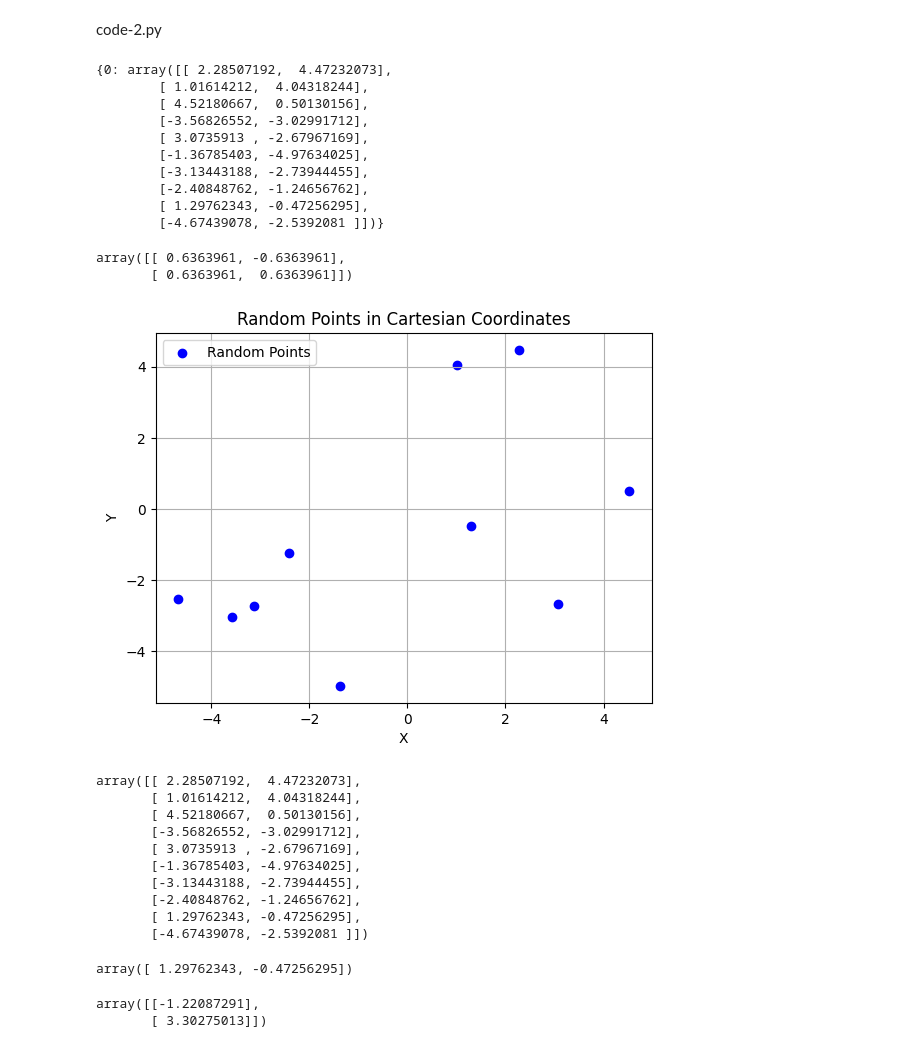
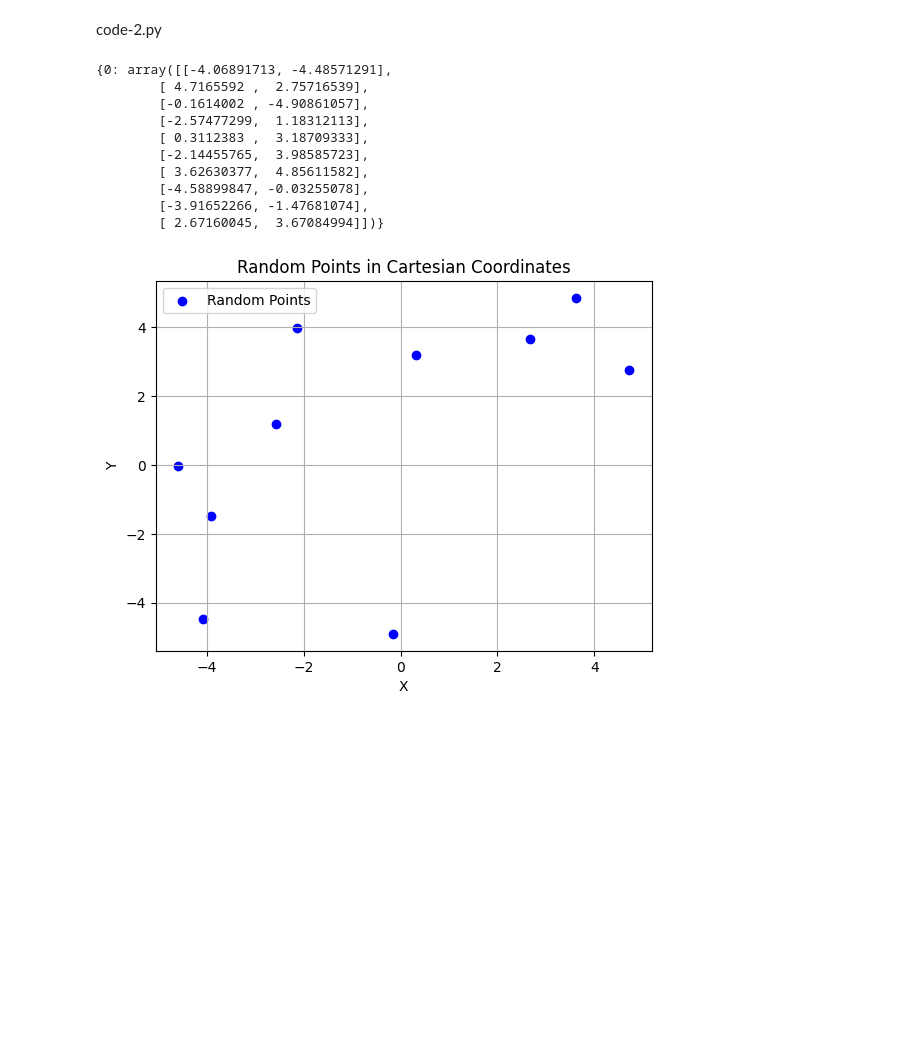
Before and after one commit to kevinsean-10/Thesis, a Jupyter notebook: code-2.ipynb, the cells around one changed output. Drawn from its saved outputs; the diff is of its cells as text; code cells hidden in the pictures; blank space fills up the shorter version.

```diff
--- a/code-2.ipynb
+++ b/code-2.ipynb
@@ -4,14 +4,16 @@ code-2.py
 import numpy as np
 import matplotlib.pyplot as plt
 from matplotlib.animation import FuncAnimation
-np.random.seed(36)
+np.random.seed(55)
 npoint = 6
 theta = np.pi/4
 r = 0.9
-iter_max = 20
+
 npoint = 10
 iter = 0
 iter_points = {}
+
+iter_max = 50
 
 def generate_points(low,high, npoint):
     x_coordinates = np.random.uniform(low, high, npoint)
@@ -20,57 +22,40 @@ def generate_points(low,high, npoint):
     return points
 
 def objective_function(x,y):
-    z = x**2 +y**2
+    z = (x-10)**2 +(y-20)**2
     return z
 
-points = generate_points(-5,5,npoint)
-iter_points[iter] = points
+iter_points[iter] = generate_points(-5,5,npoint)
 iter_points
 # %% [output]
-{0: array([[ 2.28507192,  4.47232073],
-        [ 1.01614212,  4.04318244],
-        [ 4.52180667,  0.50130156],
-        [-3.56826552, -3.02991712],
-        [ 3.0735913 , -2.67967169],
-        [-1.36785403, -4.97634025],
-        [-3.13443188, -2.73944455],
-        [-2.40848762, -1.24656762],
-        [ 1.29762343, -0.47256295],
-        [-4.67439078, -2.5392081 ]])}
+{0: array([[-4.06891713, -4.48571291],
+        [ 4.7165592 ,  2.75716539],
+        [-0.1614002 , -4.90861057],
+        [-2.57477299,  1.18312113],
+        [ 0.3112383 ,  3.18709333],
+        [-2.14455765,  3.98585723],
+        [ 3.62630377,  4.85611582],
+        [-4.58899847, -0.03255078],
+        [-3.91652266, -1.47681074],
+        [ 2.67160045,  3.67084994]])}
-# %%
-R2 = np.array([[np.cos(theta), -np.sin(theta)],[np.sin(theta),np.cos(theta)]])
-S2 = r*R2
-S2
-# %% [output]
-array([[ 0.6363961, -0.6363961],
-       [ 0.6363961,  0.6363961]])
 # %%
 # Plot the points
 plt.scatter(iter_points[0][:,0], iter_points[0][:,1], c='b', marker='o', label='Random Points')
 plt.xlabel('X')
 plt.ylabel('Y')
 plt.title('Random Points in Cartesian Coordinates')
 plt.legend()
 plt.grid(True)
 
 # Display the plot
 plt.show()
-
-points
 # %% [output]
-[figure, old version]
+[figure, new version]
-array([[ 2.28507192,  4.47232073],
-       [ 1.01614212,  4.04318244],
-       [ 4.52180667,  0.50130156],
-       [-3.56826552, -3.02991712],
-       [ 3.0735913 , -2.67967169],
-       [-1.36785403, -4.97634025],
-       [-3.13443188, -2.73944455],
-       [-2.40848762, -1.24656762],
-       [ 1.29762343, -0.47256295],
-       [-4.67439078, -2.5392081 ]])
 # %%
-def cari_minimum(set_of_points):
+R2 = np.array([[np.cos(theta), -np.sin(theta)],[np.sin(theta),np.cos(theta)]])
+S2 = r*R2
+
+def minimize(set_of_points):
     z = []
     z_min = 10**100
     for i in range (len(set_of_points)):
@@ -80,12 +65,15 @@ def cari_minimum(set_of_points):
             idx_min = i
     x_min = set_of_points[idx_min]
     return z_min,idx_min,x_min
-(z_star,idx_star,x_star) = cari_minimum(points)
-x_star
+
+def update_point(set_of_points):
+    (z_star,idx_star,x_star) = minimize(set_of_points)
+    new_set_of_points = np.copy(set_of_points)
+    for i in range (len(new_set_of_points)):
+        poin = np.dot(S2,set_of_points[i].reshape(-1,1)) - np.dot((S2-np.identity(2)),x_star.reshape(-1,1))
+        new_set_of_points[i] = poin.T
+    return new_set_of_points
+
+while iter <= iter_max:
+    iter_points[iter+1] = update_point(iter_points[iter])
+    iter += 1
-# %% [output]
-array([ 1.29762343, -0.47256295])
-# %%
-np.dot(S2,iter_points[0][0].reshape(-1,1)) - np.dot((S2-np.identity(2)),x_star.reshape(-1,1))
-# %% [output]
-array([[-1.22087291],
-       [ 3.30275013]])
```
Also changed, not shown: parts of 4 cells of this notebook.
